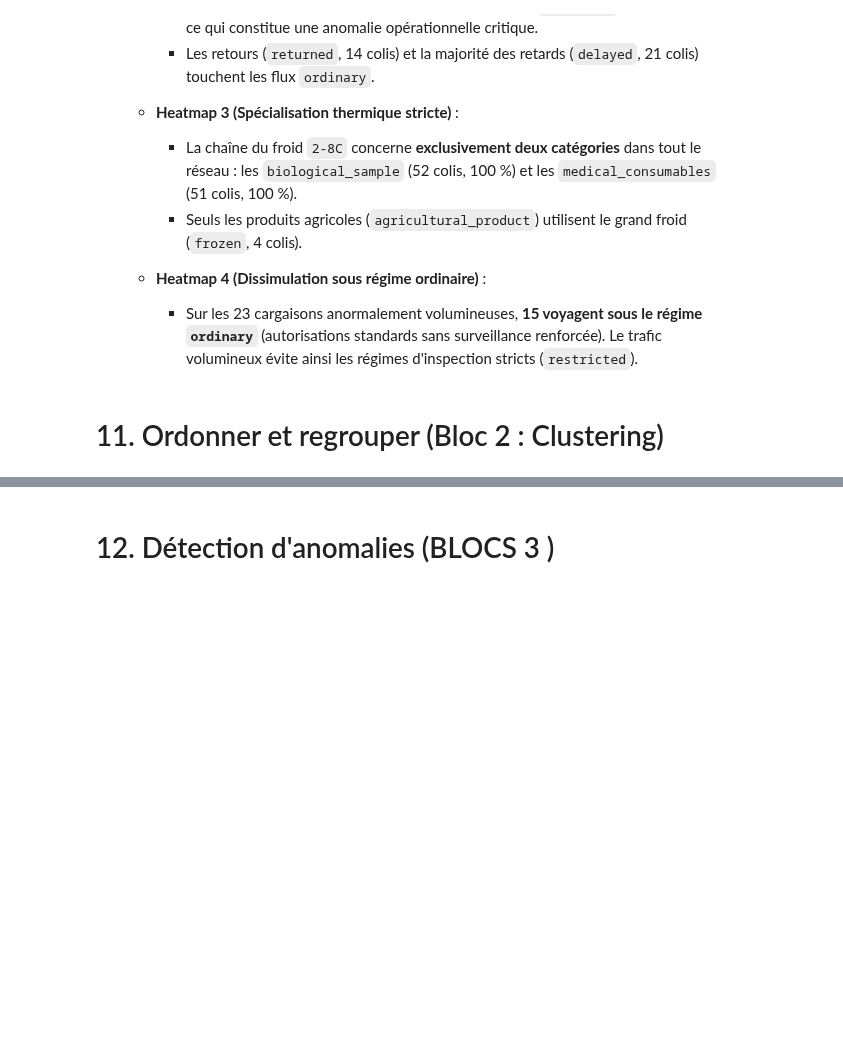
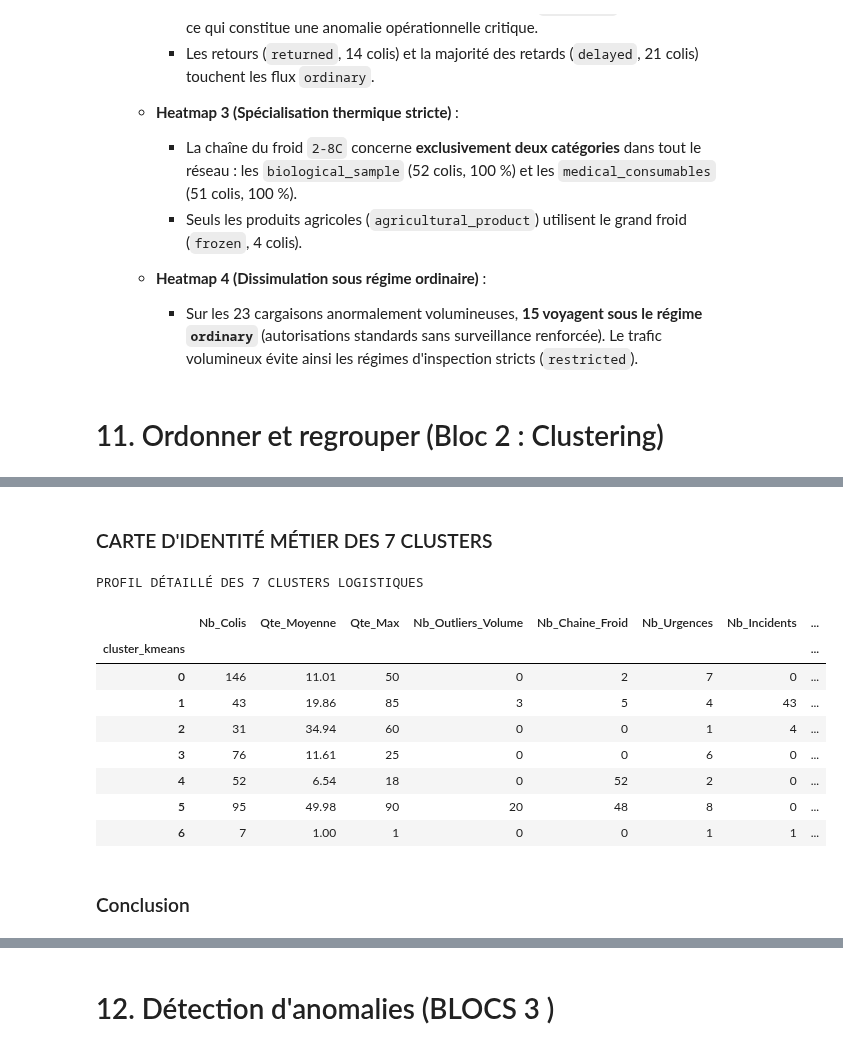
Before and after one commit to HananeDjouadi/G05-DataMining-2627, a Jupyter notebook: data/logistics/shipments.ipynb, the cells around one changed output, grey strips where cells are left out. Drawn from its saved outputs; the diff is of its cells as text; code cells hidden in the pictures; blank space fills up the shorter version.

```diff
--- a/data/logistics/shipments.ipynb
+++ b/data/logistics/shipments.ipynb
@@ -1074,0 +1271,30 @@ plt.show()
+# %% [markdown]
+### CARTE D'IDENTITÉ MÉTIER DES 7 CLUSTERS
+# %%
+cluster_id = df_analysis.groupby('cluster_kmeans').agg(
+    Nb_Colis=('shipment_number', 'count'),
+    Qte_Moyenne=('declared_quantity', 'mean'),
+    Qte_Max=('declared_quantity', 'max'),
+    Nb_Outliers_Volume=('is_high_volume', 'sum'),
+    Nb_Chaine_Froid=('is_cold_chain', 'sum'),
+    Nb_Urgences=('is_emergency', 'sum'),
+    Nb_Incidents=('is_incident', 'sum'),
+    Top_Categorie=('item_category', lambda x: x.mode()[0]),
+    Top_Statut=('shipment_status', lambda x: x.mode()[0])
+).round(2)
+
+print("PROFIL DÉTAILLÉ DES 7 CLUSTERS LOGISTIQUES")
+display(cluster_id)
+# %% [output]
+PROFIL DÉTAILLÉ DES 7 CLUSTERS LOGISTIQUES
+|  | Nb_Colis | Qte_Moyenne | Qte_Max | Nb_Outliers_Volume | Nb_Chaine_Froid | Nb_Urgences | Nb_Incidents | ... |
+| cluster_kmeans |  |  |  |  |  |  |  | ... |
+| 0 | 146 | 11.01 | 50 | 0 | 2 | 7 | 0 | ... |
+| 1 | 43 | 19.86 | 85 | 3 | 5 | 4 | 43 | ... |
+| 2 | 31 | 34.94 | 60 | 0 | 0 | 1 | 4 | ... |
+| 3 | 76 | 11.61 | 25 | 0 | 0 | 6 | 0 | ... |
+| 4 | 52 | 6.54 | 18 | 0 | 52 | 2 | 0 | ... |
+| 5 | 95 | 49.98 | 90 | 20 | 48 | 8 | 0 | ... |
+| 6 | 7 | 1.00 | 1 | 0 | 0 | 1 | 1 | ... |
+# %% [markdown]
+### Conclusion
```
Also changed, not shown: parts of 9 cells of this notebook.
